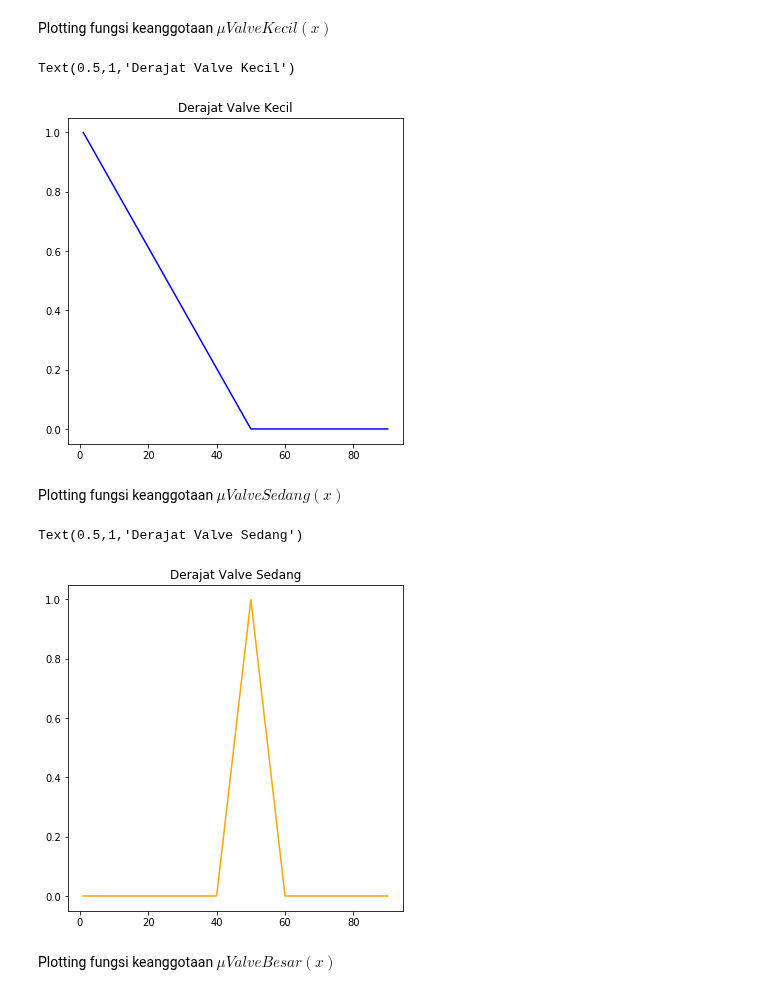
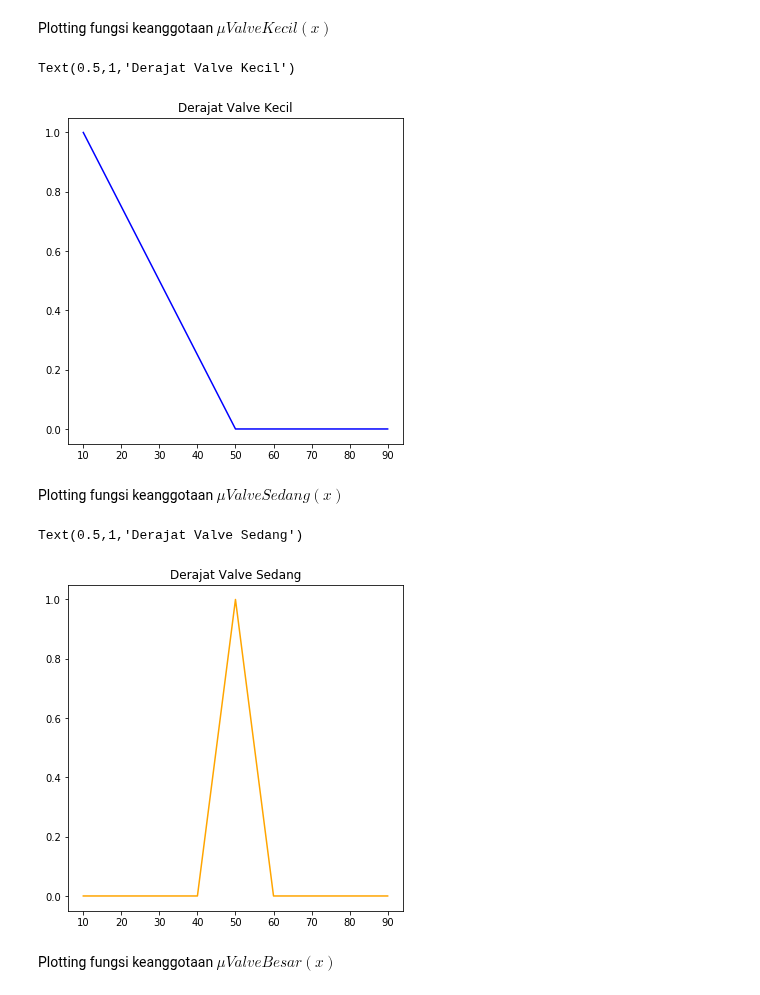
Before and after one commit to orisam68/sharing_tugas_fuzzy2019, a Jupyter notebook: 09011281722043_Faisal Baja Esa Putra.ipynb, the cells around one changed output. Cells and saved outputs as stored; diff of their text form; code cells hidden in the pictures.

```diff
--- a/09011281722043_Faisal Baja Esa Putra.ipynb
+++ b/09011281722043_Faisal Baja Esa Putra.ipynb
@@ -195,6 +198,6 @@ Control Valve (terbuka)
 # %%
-valve = ctrl.Consequent(np.arange(1,91,1),'valve')
-valve_x = np.arange(1,91,1)
+valve = ctrl.Consequent(np.arange(10,91,1),'valve')
+valve_x = np.arange(10,91,1)
 # %% [markdown]
 Dengan fungsi keanggotaan Control Derajat terbukanya valve
 
@@ -218,7 +221,7 @@ Dengan fungsi keanggotaan Control Derajat terbukanya valve
   \end{cases}
 \end{equation}
 # %%
-valve['kecil'] = fuzz.trimf(valve.universe, [1, 1, 50])
+valve['kecil'] = fuzz.trimf(valve.universe, [10, 10, 50])
 valve['sedang'] = fuzz.trimf(valve.universe, [40, 50, 60])
 valve['besar'] = fuzz.trimf(valve.universe, [50, 90, 90])
 # %% [markdown]
@@ -226,13 +229,13 @@ valve['besar'] = fuzz.trimf(valve.universe, [50, 90, 90])
 # %% [markdown]
 Plotting fungsi keanggotaan $\mu ValveKecil(x)$
 # %%
-valve_kecil = fuzz.trimf(valve.universe, [1, 1, 50])
+valve_kecil = fuzz.trimf(valve.universe, [10, 10, 50])
 fig, (ax0) = plt.subplots(nrows=1,figsize=(6,6))
 ax0.plot(valve_x,valve_kecil,'blue')
 ax0.set_title('Derajat Valve Kecil')
 # %% [output]
 Text(0.5,1,'Derajat Valve Kecil')
-[figure, old version]
+[figure, new version]
 # %% [markdown]
 Plotting fungsi keanggotaan $\mu ValveSedang(x)$
 # %%
@@ -242,7 +245,7 @@ ax2.plot(valve_x,valve_sedang,'orange')
 ax2.set_title('Derajat Valve Sedang')
 # %% [output]
 Text(0.5,1,'Derajat Valve Sedang')
-[figure, old version]
+[figure, new version]
 # %% [markdown]
 Plotting fungsi keanggotaan $\mu ValveBesar(x)$
 # %%
```
Also changed, not shown: parts of 28 cells of this notebook.
